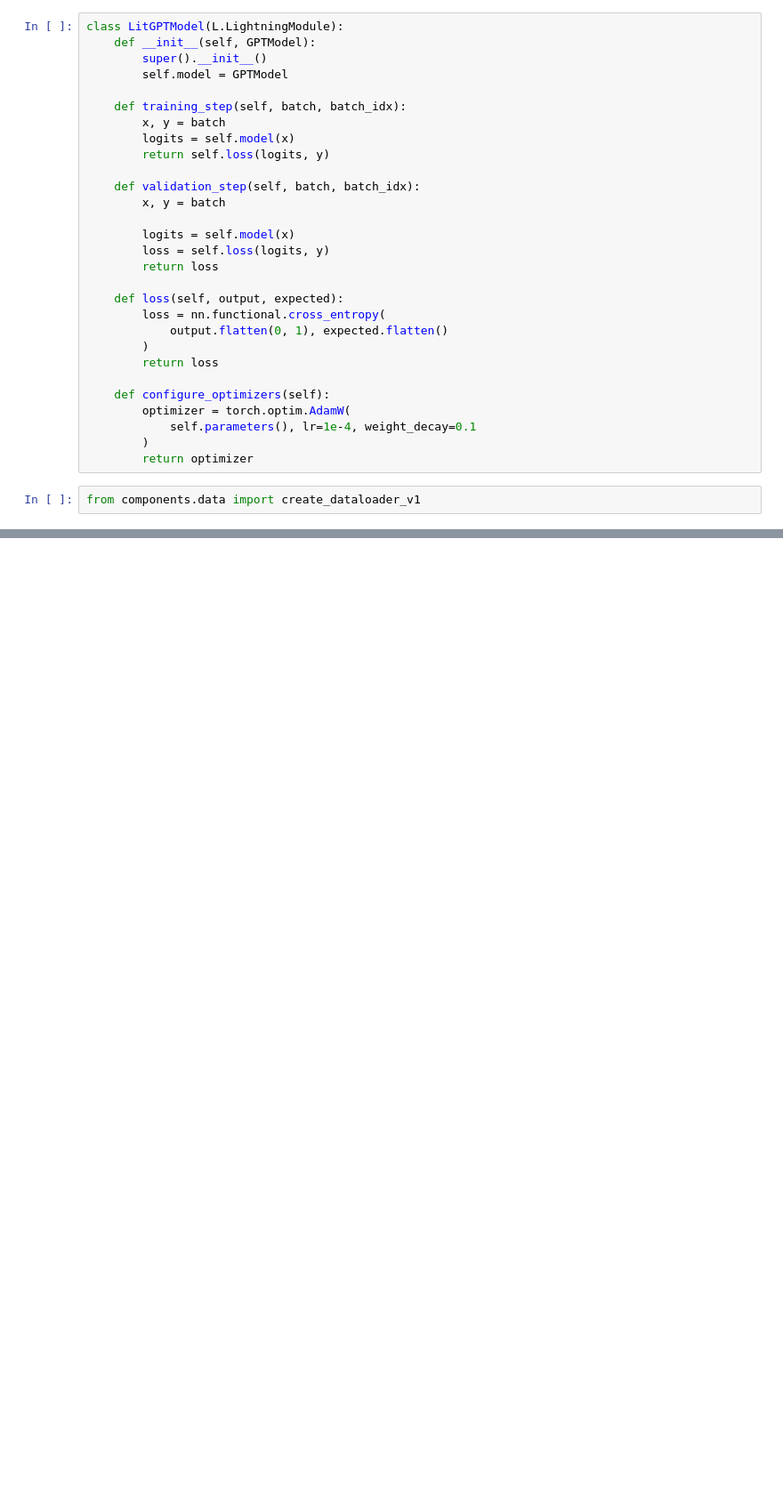
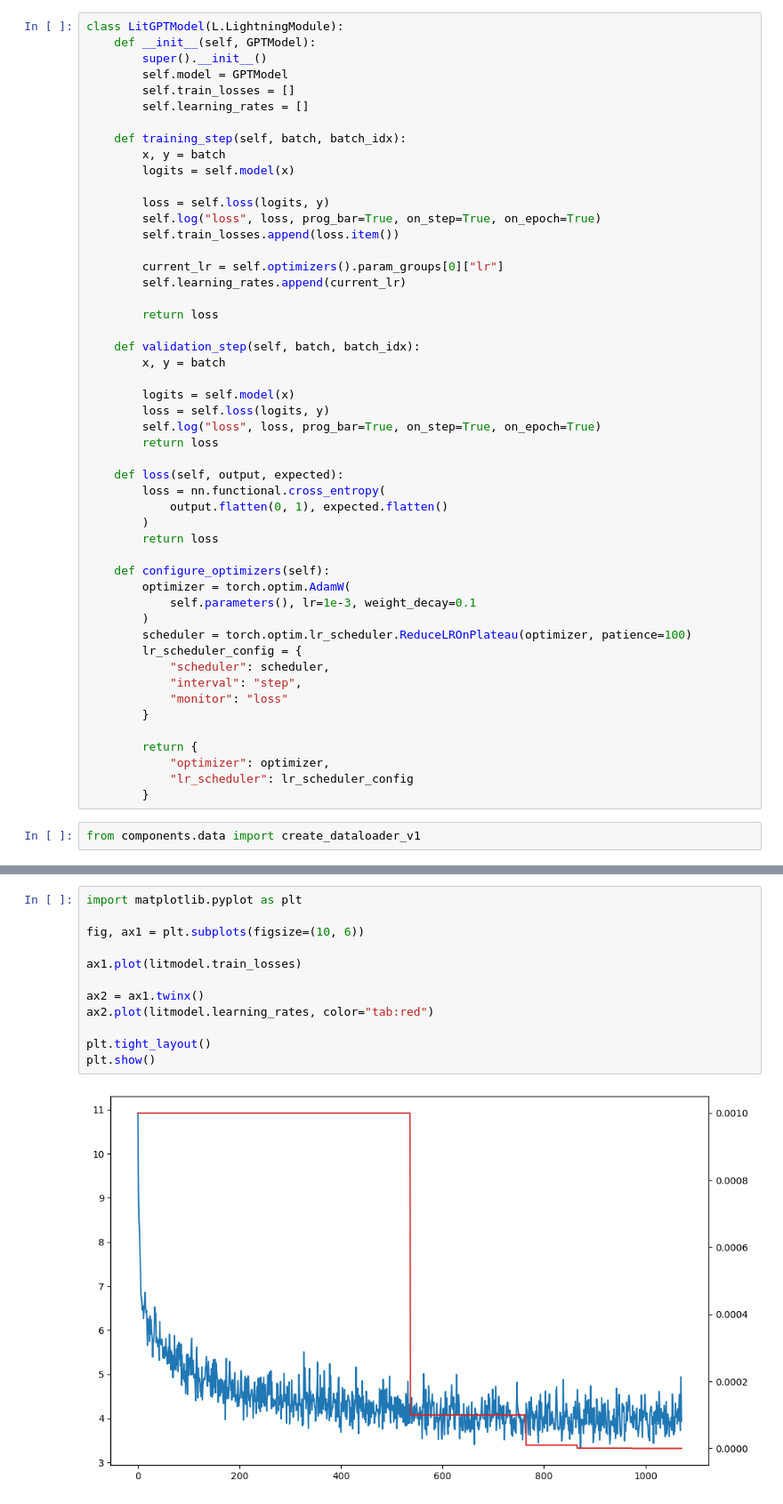
Before and after one commit to gebrial/llm-from-scratch, a Jupyter notebook: src/train.ipynb, the cells around one changed output, grey strips where cells are left out. Shown at 89% size. Saved outputs shown, nothing was run; the diff lists cells and outputs as text; blank space fills up the shorter version.

```diff
--- a/src/train.ipynb
+++ b/src/train.ipynb
@@ -20,17 +20,28 @@ class LitGPTModel(L.LightningModule):
     def __init__(self, GPTModel):
         super().__init__()
         self.model = GPTModel
+        self.train_losses = []
+        self.learning_rates = []
 
     def training_step(self, batch, batch_idx):
         x, y = batch
         logits = self.model(x)
-        return self.loss(logits, y)
+
+        loss = self.loss(logits, y)
+        self.log("loss", loss, prog_bar=True, on_step=True, on_epoch=True)
+        self.train_losses.append(loss.item())
+
+        current_lr = self.optimizers().param_groups[0]["lr"]
+        self.learning_rates.append(current_lr)
+
+        return loss
 
     def validation_step(self, batch, batch_idx):
         x, y = batch
 
         logits = self.model(x)
         loss = self.loss(logits, y)
+        self.log("loss", loss, prog_bar=True, on_step=True, on_epoch=True)
         return loss
 
     def loss(self, output, expected):
@@ -41,8 +52,18 @@ class LitGPTModel(L.LightningModule):
 
     def configure_optimizers(self):
         optimizer = torch.optim.AdamW(
-            self.parameters(), lr=1e-4, weight_decay=0.1
+            self.parameters(), lr=1e-3, weight_decay=0.1
         )
-        return optimizer
+        scheduler = torch.optim.lr_scheduler.ReduceLROnPlateau(optimizer, patience=100)
+        lr_scheduler_config = {
+            "scheduler": scheduler,
+            "interval": "step",
+            "monitor": "loss"
+        }
+
+        return {
+            "optimizer": optimizer,
+            "lr_scheduler": lr_scheduler_config
+        }
 # %%
 from components.data import create_dataloader_v1
@@ -105,0 +129,14 @@ LOCAL_RANK: 0 - CUDA_VISIBLE_DEVICES: [0]
+# %%
+import matplotlib.pyplot as plt
+
+fig, ax1 = plt.subplots(figsize=(10, 6))
+
+ax1.plot(litmodel.train_losses)
+
+ax2 = ax1.twinx()
+ax2.plot(litmodel.learning_rates, color="tab:red")
+
+plt.tight_layout()
+plt.show()
+# %% [output]
+[figure, added]
```
Also changed, not shown: parts of 6 cells of this notebook, 22 other files.
